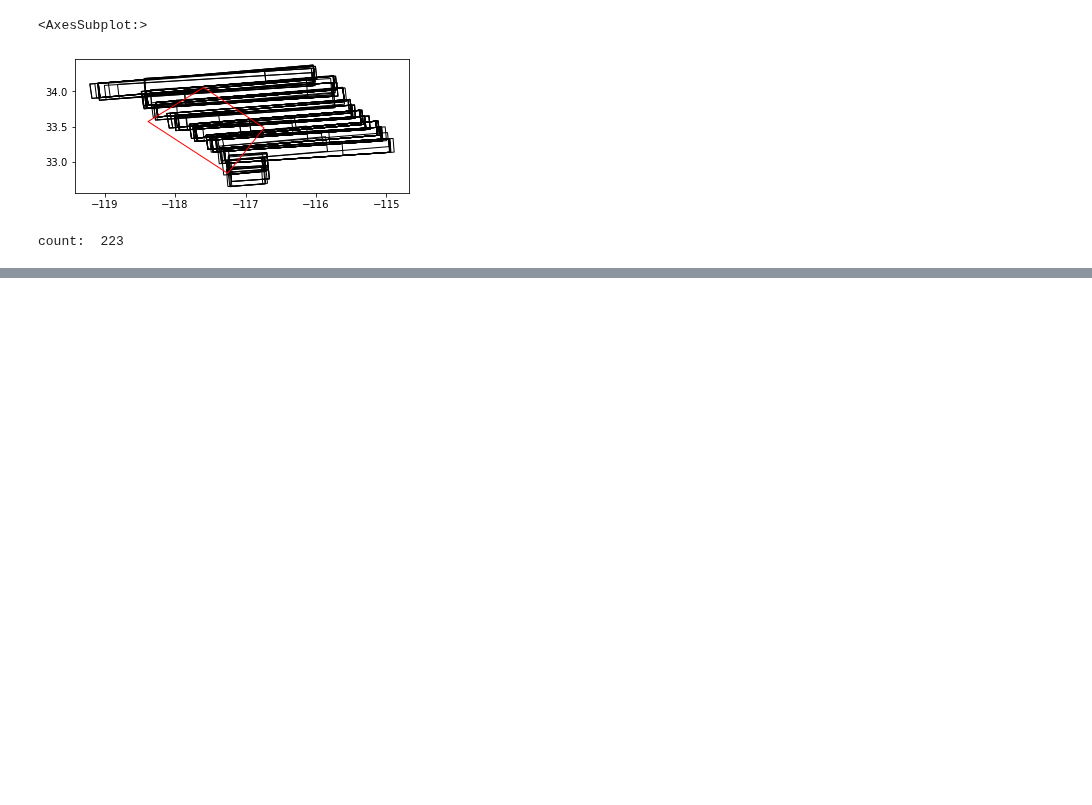
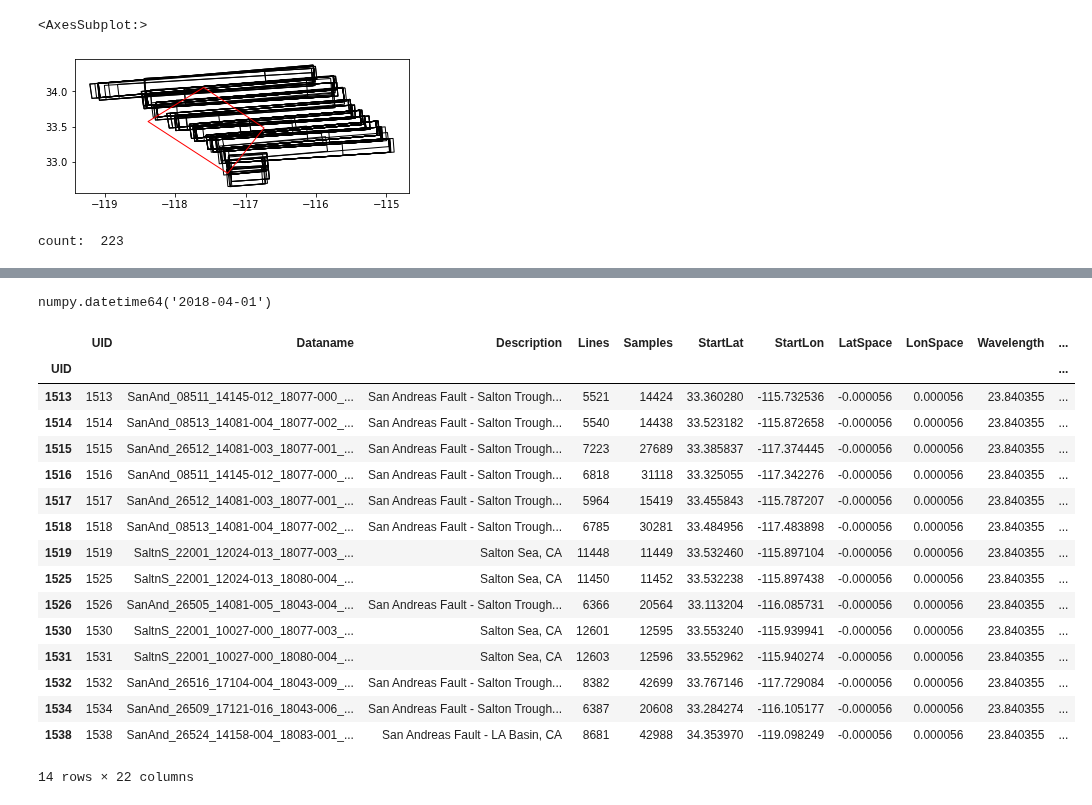
Before and after one commit to GeoGateway/UAVSAR_processing, a Jupyter notebook: tools/search_by_gemeotry.ipynb, the cells around one changed output, grey strips where cells are left out. Saved outputs shown, nothing was run; the diff lists cells and outputs as text; code cells hidden in the pictures; blank space fills up the shorter version.

Commit message:
search by eventdate

```diff
--- a/tools/search_by_gemeotry.ipynb
+++ b/tools/search_by_gemeotry.ipynb
@@ -96,0 +128,6 @@ count:  223
+# %%
+eventdate="2018-04-01"
+testdate = np.datetime64(eventdate)
+testdate
+# %% [output]
+numpy.datetime64('2018-04-01')
@@ -96,0 +140,29 @@ count:  223
+# %%
+# a better version
+tempdf = pd.DataFrame()
+tempdf["Time1"]=pd.to_datetime(data['Time1']).dt.tz_localize(None)
+tempdf["Time2"]=pd.to_datetime(data['Time2']).dt.tz_localize(None)
+# %%
+mask = (tempdf['Time1']<testdate) & (tempdf['Time2']>testdate)
+# %%
+sel = data.loc[mask]
+# %%
+sel
+# %% [output]
+|  | UID | Dataname | Description | Lines | Samples | StartLat | StartLon | LatSpace | LonSpace | Wavelength | ... |
+| UID |  |  |  |  |  |  |  |  |  |  | ... |
+| 1513 | 1513 | SanAnd_08511_14145-012_18077-000_... | San Andreas Fault - Salton Trough... | 5521 | 14424 | 33.360280 | -115.732536 | -0.000056 | 0.000056 | 23.840355 | ... |
+| 1514 | 1514 | SanAnd_08513_14081-004_18077-002_... | San Andreas Fault - Salton Trough... | 5540 | 14438 | 33.523182 | -115.872658 | -0.000056 | 0.000056 | 23.840355 | ... |
+| 1515 | 1515 | SanAnd_26512_14081-003_18077-001_... | San Andreas Fault - Salton Trough... | 7223 | 27689 | 33.385837 | -117.374445 | -0.000056 | 0.000056 | 23.840355 | ... |
+| 1516 | 1516 | SanAnd_08511_14145-012_18077-000_... | San Andreas Fault - Salton Trough... | 6818 | 31118 | 33.325055 | -117.342276 | -0.000056 | 0.000056 | 23.840355 | ... |
+| 1517 | 1517 | SanAnd_26512_14081-003_18077-001_... | San Andreas Fault - Salton Trough... | 5964 | 15419 | 33.455843 | -115.787207 | -0.000056 | 0.000056 | 23.840355 | ... |
+| 1518 | 1518 | SanAnd_08513_14081-004_18077-002_... | San Andreas Fault - Salton Trough... | 6785 | 30281 | 33.484956 | -117.483898 | -0.000056 | 0.000056 | 23.840355 | ... |
+| 1519 | 1519 | SaltnS_22001_12024-013_18077-003_... | Salton Sea, CA | 11448 | 11449 | 33.532460 | -115.897104 | -0.000056 | 0.000056 | 23.840355 | ... |
+| 1525 | 1525 | SaltnS_22001_12024-013_18080-004_... | Salton Sea, CA | 11450 | 11452 | 33.532238 | -115.897438 | -0.000056 | 0.000056 | 23.840355 | ... |
+| 1526 | 1526 | SanAnd_26505_14081-005_18043-004_... | San Andreas Fault - Salton Trough... | 6366 | 20564 | 33.113204 | -116.085731 | -0.000056 | 0.000056 | 23.840355 | ... |
+| 1530 | 1530 | SaltnS_22001_10027-000_18077-003_... | Salton Sea, CA | 12601 | 12595 | 33.553240 | -115.939941 | -0.000056 | 0.000056 | 23.840355 | ... |
+| 1531 | 1531 | SaltnS_22001_10027-000_18080-004_... | Salton Sea, CA | 12603 | 12596 | 33.552962 | -115.940274 | -0.000056 | 0.000056 | 23.840355 | ... |
+| 1532 | 1532 | SanAnd_26516_17104-004_18043-009_... | San Andreas Fault - Salton Trough... | 8382 | 42699 | 33.767146 | -117.729084 | -0.000056 | 0.000056 | 23.840355 | ... |
+| 1534 | 1534 | SanAnd_26509_17121-016_18043-006_... | San Andreas Fault - Salton Trough... | 6387 | 20608 | 33.284274 | -116.105177 | -0.000056 | 0.000056 | 23.840355 | ... |
+| 1538 | 1538 | SanAnd_26524_14158-004_18083-001_... | San Andreas Fault - LA Basin, CA | 8681 | 42988 | 34.353970 | -119.098249 | -0.000056 | 0.000056 | 23.840355 | ... |
+14 rows × 22 columns
```
Also changed, not shown: parts of 9 cells of this notebook.
